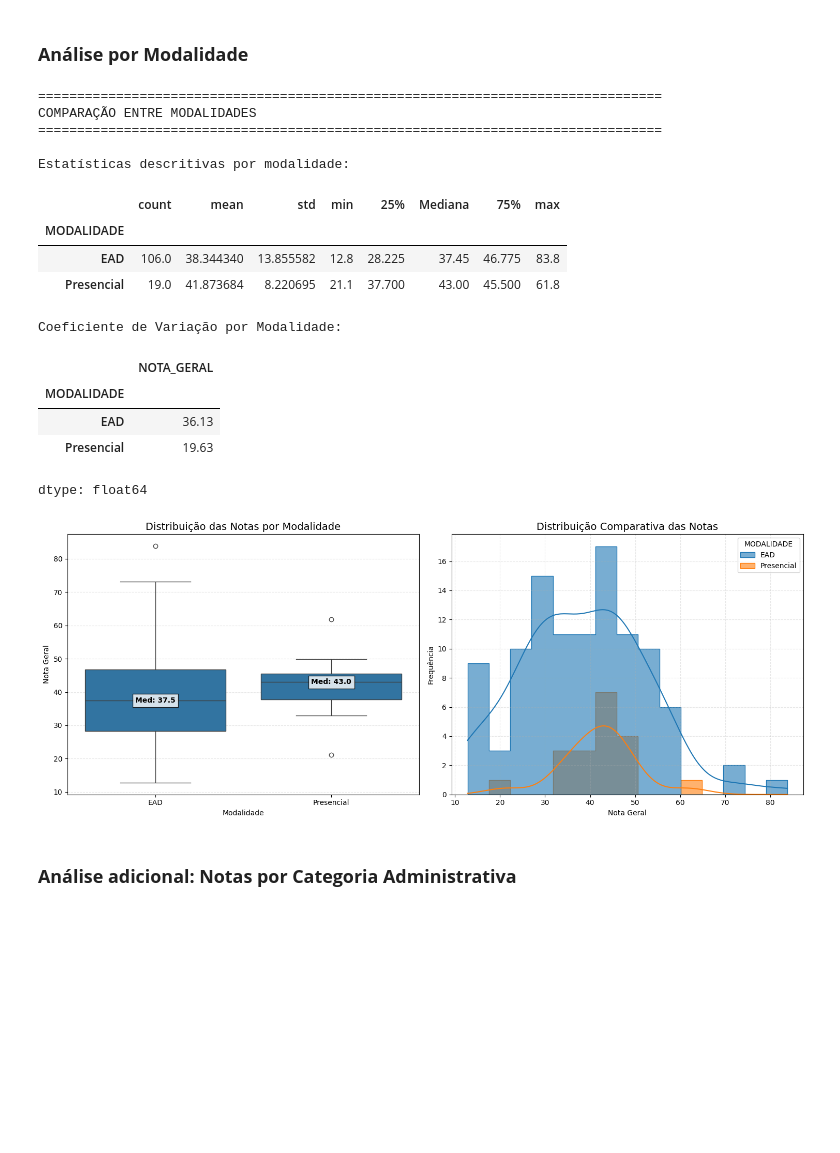
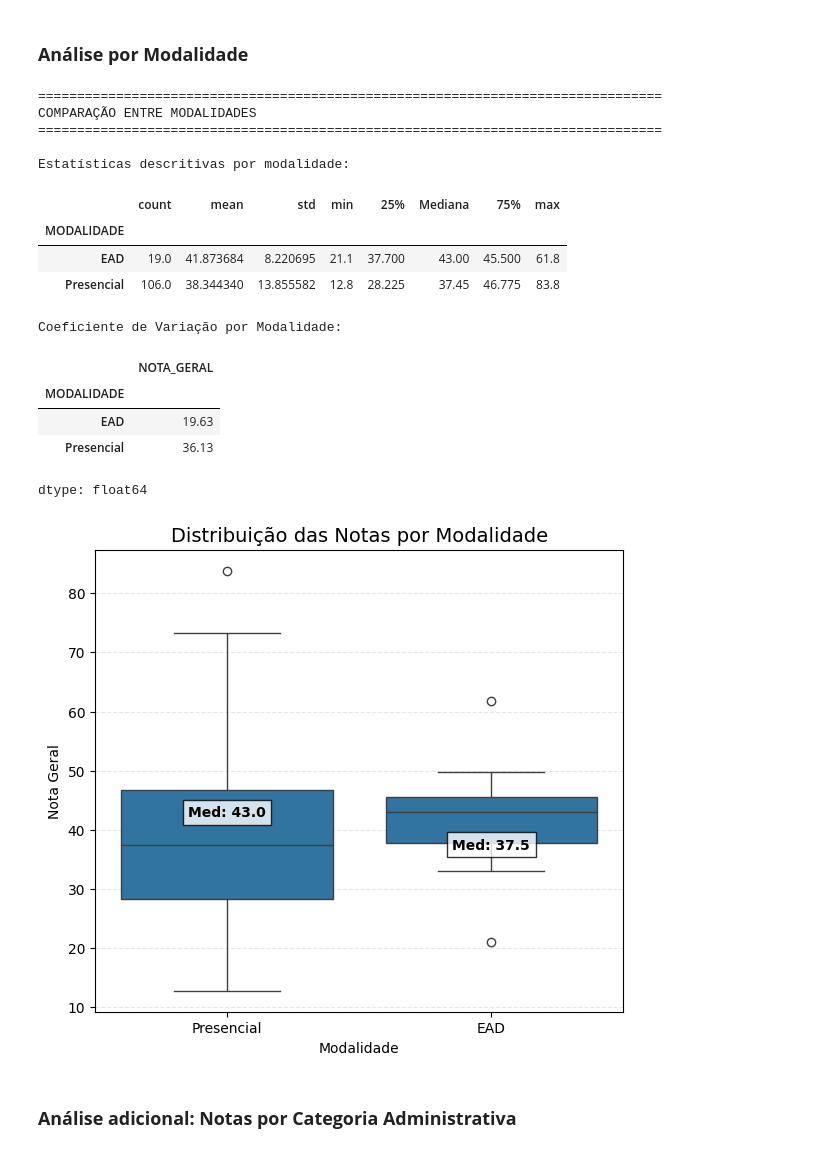
Before and after one commit to Ppedro-Leal/Enade-DataAnalise, a Jupyter notebook: Analise_de_dados_ENADE.ipynb, the cells around one changed output. Cells and saved outputs as stored; diff of their text form; code cells hidden in the pictures; blank space fills up the shorter version.

```diff
--- a/Analise_de_dados_ENADE.ipynb
+++ b/Analise_de_dados_ENADE.ipynb
@@ -69,7 +101,7 @@ mapeamento_turno = {
 }
 
 # Mapeando
-dados_enade['TURNO'] = dados_enade['TURNO'].map(mapeamento_turno).fillna('Não informado')
+dados_enade['TURNO'] = dados_enade['TURNO'].map(mapeamento_turno)
 
 # Verificação
 print("\nValores únicos na coluna turno após mapeamento:")
@@ -186,0 +190,15 @@ Este gráfico mostra a distribuição dos alunos por sexo (Masculino/Feminino).
+# %%
+print("="*80)
+print("DISTRIBUIÇÃO DE ALUNOS POR SEXO")
+print("="*80)
+
+sex_counts = dados_enade['SEXO'].value_counts()
+
+plt.figure(figsize=(8, 8))
+plt.pie(sex_counts, autopct='%1.1f%%', startangle=90 )
+
+plt.legend(title="Sexo", labels=['Masculino', 'Feminino'], loc="best")
+
+for i, count in enumerate(sex_counts):
+  plt.text(1.1, 0.8-i*0.1, f"{sex_counts.index[i]}: {count}", transform=plt.gcf().transFigure)
+plt.show()
@@ -371,70 +392,62 @@ print("\n" + "="*80)
 print("COMPARAÇÃO ENTRE MODALIDADES")
 print("="*80)
 
+dados_mod = dados_enade.copy()
+
 # Substituição valores numéricos por rótulos descritivos
-dados_enade['MODALIDADE'] = dados_enade['MODALIDADE'].replace({0: 'Presencial', 1: 'EAD'})
+dados_mod['MODALIDADE'] = dados_mod['MODALIDADE'].replace({0: 'EAD', 1: 'Presencial'})
+
+
 
 # Estatísticas descritivas por modalidade
 print("\nEstatísticas descritivas por modalidade:")
-descricao_modalidade = dados_enade.groupby('MODALIDADE')['NOTA_GERAL']\
+descricao_modalidade = dados_mod.groupby('MODALIDADE')['NOTA_GERAL']\
     .describe(percentiles=[.25, .5, .75])\
     .rename(columns={'50%': 'Mediana'})
 
 display(descricao_modalidade)
 
 # Coeficiente de variação por modalidade
-cv = dados_enade.groupby('MODALIDADE')['NOTA_GERAL'].agg(lambda x: (x.std()/x.mean())*100)
+cv = dados_mod.groupby('MODALIDADE')['NOTA_GERAL'].agg(lambda x: (x.std()/x.mean())*100)
 print("\nCoeficiente de Variação por Modalidade:")
 display(cv.round(2))
 
 
 # Visualização comparativa
 plt.figure(figsize=(15, 6))
 
 # Boxplot
 plt.subplot(1, 2, 1)
-sns.boxplot(x='MODALIDADE', y='NOTA_GERAL', data=dados_enade)
+sns.boxplot(x='MODALIDADE', y='NOTA_GERAL', data=dados_mod)
 plt.title('Distribuição das Notas por Modalidade', fontsize=14)
 plt.xlabel('Modalidade')
-plt.xticks([0, 1], ['EAD', 'Presencial'])
+plt.xticks([0, 1], ['Presencial', 'EAD'])
 plt.ylabel('Nota Geral')
 plt.grid(axis='y', linestyle='--', alpha=0.3)
 
 # Adicionando medianas
-medians = dados_enade.groupby('MODALIDADE')['NOTA_GERAL'].median()
+medians = dados_mod.groupby('MODALIDADE')['NOTA_GERAL'].median()
 for i, mod in enumerate(medians.index):
     plt.text(i, medians[mod], f'Med: {medians[mod]:.1f}',
              ha='center', va='center', fontweight='bold',
              bbox=dict(facecolor='white', alpha=0.8))
-
-# Histograma comparativo
-plt.subplot(1, 2, 2)
-sns.histplot(data=dados_enade, x='NOTA_GERAL', hue='MODALIDADE',
-             bins=15, kde=True, alpha=0.6, element='step')
-plt.title('Distribuição Comparativa das Notas', fontsize=14)
-plt.xlabel('Nota Geral')
-plt.ylabel('Frequência')
-plt.grid(linestyle='--', alpha=0.3)
-
-plt.tight_layout()
-plt.show()
 # %% [output]
 ================================================================================
 COMPARAÇÃO ENTRE MODALIDADES
 ================================================================================
 
 Estatísticas descritivas por modalidade:
 |  | count | mean | std | min | 25% | Mediana | 75% | max |
 | MODALIDADE |  |  |  |  |  |  |  |  |
-| EAD | 106.0 | 38.344340 | 13.855582 | 12.8 | 28.225 | 37.45 | 46.775 | 83.8 |
-| Presencial | 19.0 | 41.873684 | 8.220695 | 21.1 | 37.700 | 43.00 | 45.500 | 61.8 |
+| EAD | 19.0 | 41.873684 | 8.220695 | 21.1 | 37.700 | 43.00 | 45.500 | 61.8 |
+| Presencial | 106.0 | 38.344340 | 13.855582 | 12.8 | 28.225 | 37.45 | 46.775 | 83.8 |
 Coeficiente de Variação por Modalidade:
 |  | NOTA_GERAL |
 | MODALIDADE |  |
-| EAD | 36.13 |
-| Presencial | 19.63 |
+| EAD | 19.63 |
+| Presencial | 36.13 |
 dtype: float64
-[figure, old version]
+[figure, new version]
 # %% [markdown]
 ### **Análise adicional: Notas por Categoria Administrativa**
 # %%
```
Also changed, not shown: parts of 10 cells of this notebook.
